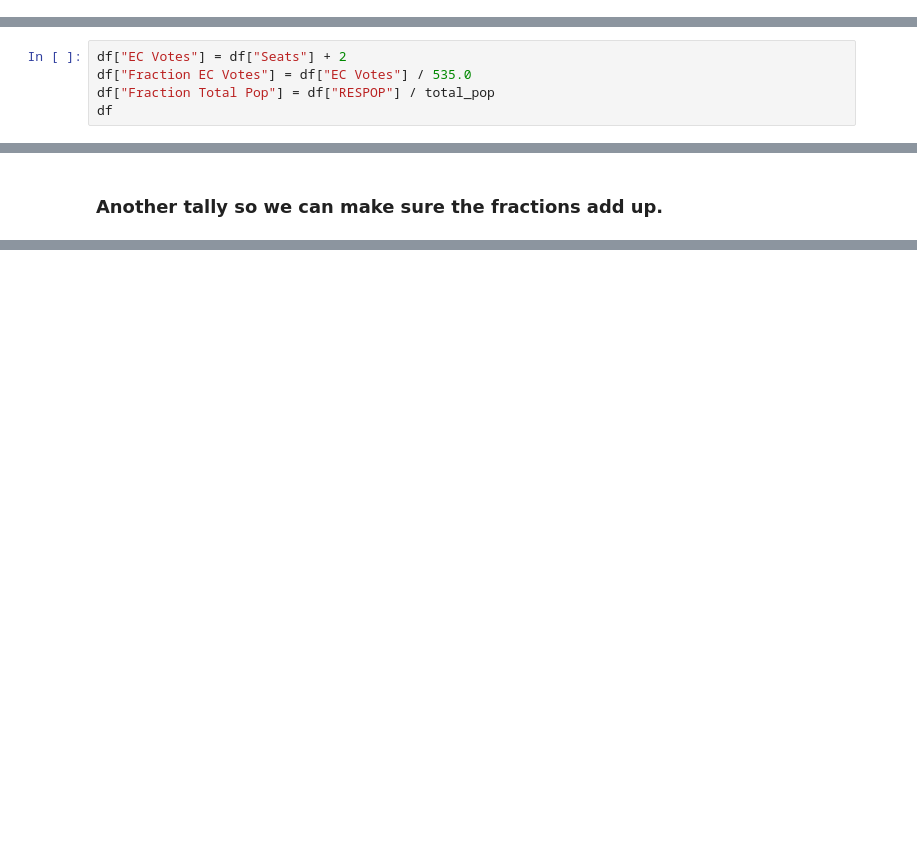
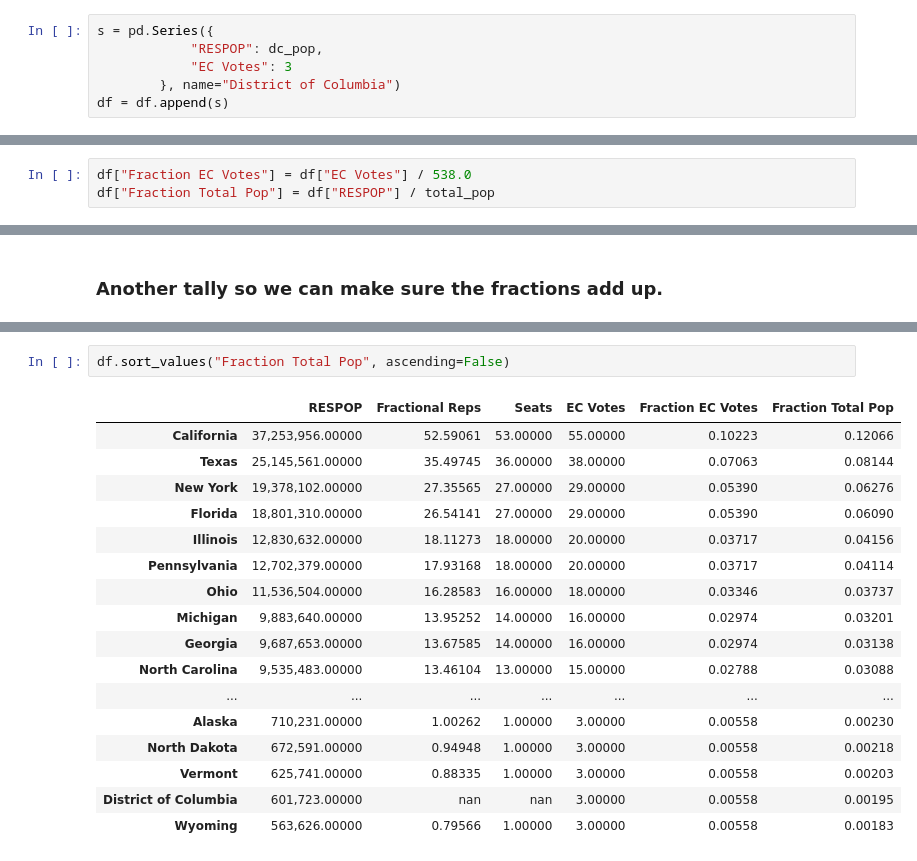
Before and after one commit to cwaldbieser/ec_analysis_notebook, a Jupyter notebook: Electoral College Analysis.ipynb, the cells around one changed output, grey strips where cells are left out. Saved outputs shown, nothing was run; the diff lists cells and outputs as text; blank space fills up the shorter version.

```diff
--- a/Electoral College Analysis.ipynb
+++ b/Electoral College Analysis.ipynb
@@ -163,0 +171,6 @@ dtype: float64
+# %%
+s = pd.Series({
+            "RESPOP": dc_pop,
+            "EC Votes": 3
+        }, name="District of Columbia")
+df = df.append(s)
@@ -164,5 +179,3 @@ dtype: float64
 # %%
-df["EC Votes"] = df["Seats"] + 2
-df["Fraction EC Votes"] = df["EC Votes"] / 535.0
+df["Fraction EC Votes"] = df["EC Votes"] / 538.0
 df["Fraction Total Pop"] = df["RESPOP"] / total_pop
-df
@@ -198,0 +216,20 @@ dtype: float64
+# %%
+df.sort_values("Fraction Total Pop", ascending=False)
+# %% [output]
+|  | RESPOP | Fractional Reps | Seats | EC Votes | Fraction EC Votes | Fraction Total Pop |
+| California | 37,253,956.00000 | 52.59061 | 53.00000 | 55.00000 | 0.10223 | 0.12066 |
+| Texas | 25,145,561.00000 | 35.49745 | 36.00000 | 38.00000 | 0.07063 | 0.08144 |
+| New York | 19,378,102.00000 | 27.35565 | 27.00000 | 29.00000 | 0.05390 | 0.06276 |
+| Florida | 18,801,310.00000 | 26.54141 | 27.00000 | 29.00000 | 0.05390 | 0.06090 |
+| Illinois | 12,830,632.00000 | 18.11273 | 18.00000 | 20.00000 | 0.03717 | 0.04156 |
+| Pennsylvania | 12,702,379.00000 | 17.93168 | 18.00000 | 20.00000 | 0.03717 | 0.04114 |
+| Ohio | 11,536,504.00000 | 16.28583 | 16.00000 | 18.00000 | 0.03346 | 0.03737 |
+| Michigan | 9,883,640.00000 | 13.95252 | 14.00000 | 16.00000 | 0.02974 | 0.03201 |
+| Georgia | 9,687,653.00000 | 13.67585 | 14.00000 | 16.00000 | 0.02974 | 0.03138 |
+| North Carolina | 9,535,483.00000 | 13.46104 | 13.00000 | 15.00000 | 0.02788 | 0.03088 |
+| ... | ... | ... | ... | ... | ... | ... |
+| Alaska | 710,231.00000 | 1.00262 | 1.00000 | 3.00000 | 0.00558 | 0.00230 |
+| North Dakota | 672,591.00000 | 0.94948 | 1.00000 | 3.00000 | 0.00558 | 0.00218 |
+| Vermont | 625,741.00000 | 0.88335 | 1.00000 | 3.00000 | 0.00558 | 0.00203 |
+| District of Columbia | 601,723.00000 | nan | nan | 3.00000 | 0.00558 | 0.00195 |
+| Wyoming | 563,626.00000 | 0.79566 | 1.00000 | 3.00000 | 0.00558 | 0.00183 |
```
Also changed, not shown: parts of 14 cells of this notebook.
